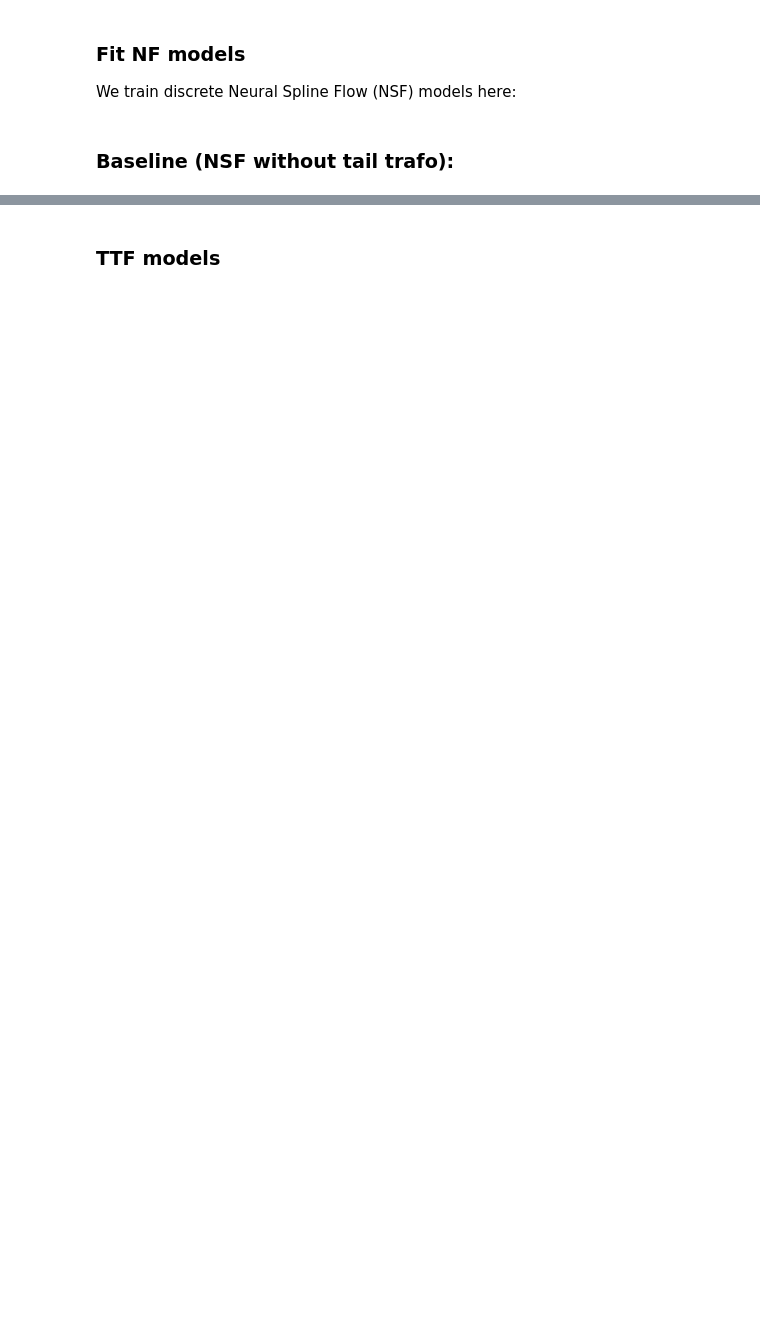
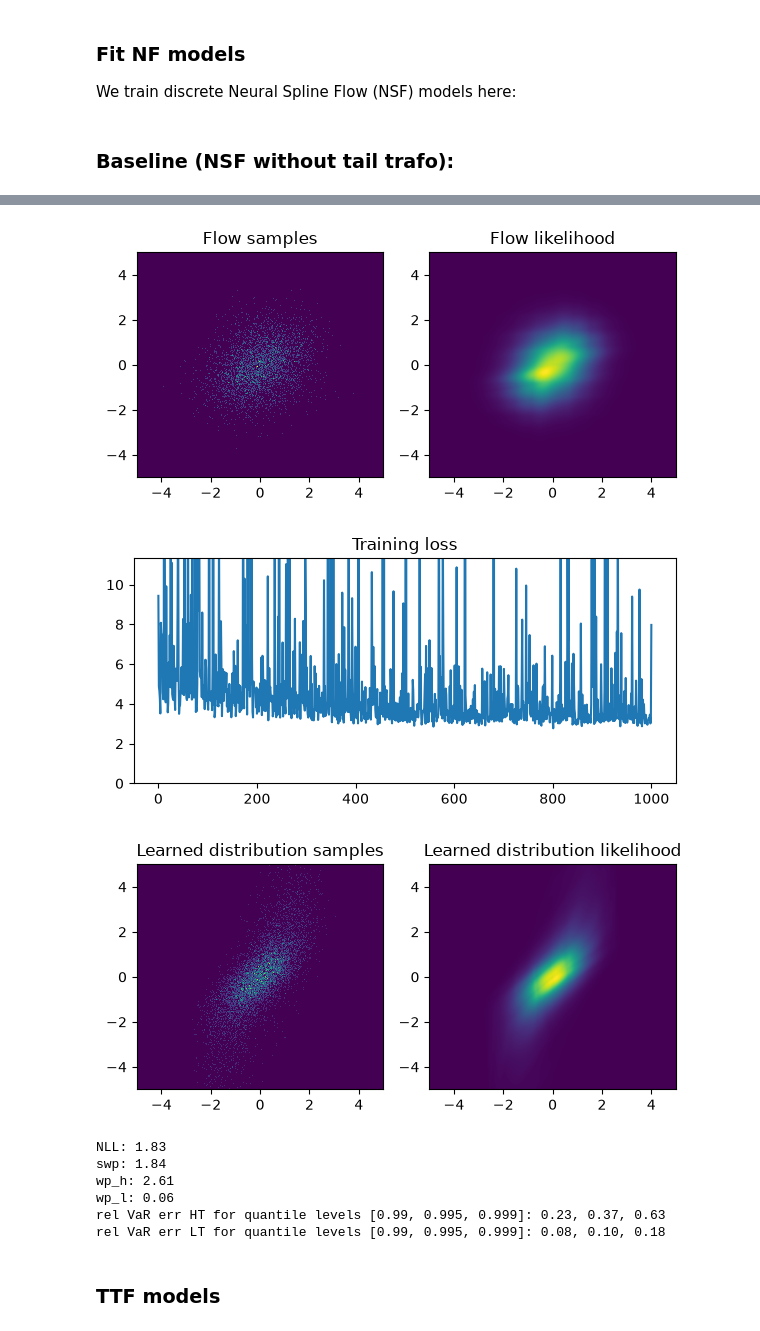
Before and after one commit to Lukas2412/tailnflows, a Jupyter notebook: experiments/density_estimation_synthetic/ttf_artifacts_and_modifications_exploration.ipynb, the cells around one changed output, grey strips where cells are left out. Drawn from its saved outputs; the diff is of its cells as text; code cells hidden in the pictures; blank space fills up the shorter version.

Commit message:
implement metrics

```diff
--- a/experiments/density_estimation_synthetic/ttf_artifacts_and_modifications_exploration.ipynb
+++ b/experiments/density_estimation_synthetic/ttf_artifacts_and_modifications_exploration.ipynb
@@ -174,15 +175,15 @@ def train(nf_model: nf.NormalizingFlow, target, num_steps: int = 1000, batch_siz
             # Print TTF params
             last_layer = nf_model.flows[-1]
             if isinstance(last_layer, (TailAffineMarginalTransform, ModifiedTailAffineMarginalTransform)):
-                tqdm.write("pos_tail: ", last_layer.pos_tail)
-                tqdm.write("neg_tail: ", last_layer.neg_tail)
-                tqdm.write("shift: ", last_layer.shift)
-                tqdm.write("scale: ", last_layer.scale)
+                tqdm.write(f"pos_tail: {last_layer.pos_tail}")
+                tqdm.write(f"neg_tail: {last_layer.neg_tail}")
+                tqdm.write(f"shift: {last_layer.shift}")
+                tqdm.write(f"scale: {last_layer.scale}")
                 if isinstance(last_layer, ModifiedTailAffineMarginalTransform) and last_layer.mod in ["erfi", "lin"]:
                     if last_layer.a_pos.requires_grad:
-                        print("a_pos: ", last_layer.a_pos)
+                        tqdm.write(f"a_pos: {last_layer.a_pos}")
                     if last_layer.a_neg.requires_grad:
-                        print("a_neg: ", last_layer.a_neg)
+                        tqdm.write(f"a_neg: {last_layer.a_neg}")
 
 
     # Plot loss history
@@ -213,15 +214,15 @@ def train(nf_model: nf.NormalizingFlow, target, num_steps: int = 1000, batch_siz
     # Print final TTF params
     last_layer = nf_model.flows[-1]
     if isinstance(last_layer, (TailAffineMarginalTransform, ModifiedTailAffineMarginalTransform)):
-        tqdm.write("pos_tail: ", last_layer.pos_tail)
-        tqdm.write("neg_tail: ", last_layer.neg_tail)
-        tqdm.write("shift: ", last_layer.shift)
-        tqdm.write("scale: ", last_layer.scale)
+        tqdm.write(f"pos_tail: {last_layer.pos_tail}")
+        tqdm.write(f"neg_tail: {last_layer.neg_tail}")
+        tqdm.write(f"shift: {last_layer.shift}")
+        tqdm.write(f"scale: {last_layer.scale}")
         if isinstance(last_layer, ModifiedTailAffineMarginalTransform) and last_layer.mod in ["erfi", "lin"]:
             if last_layer.a_pos.requires_grad:
-                print("a_pos: ", last_layer.a_pos)
+                tqdm.write(f"a_pos: {last_layer.a_pos}")
             if last_layer.a_neg.requires_grad:
-                print("a_neg: ", last_layer.a_neg)
+                tqdm.write(f"a_neg: {last_layer.a_neg}")
 
     plt.close()
 
@@ -304,6 +307,7 @@ print(f"Num params nfm_baseline: ", num_params_baseline)
 # %%
 # Train model
-train(nfm_baseline, target, 2000, show_every=400)
+train(nfm_baseline, target, 1000, show_every=2000)
 
 if device.type == 'cuda':
     torch.cuda.empty_cache()
+# %% [output]
@@ -310,3 +315,6 @@ if device.type == 'cuda':
+[figure, added]
+[figure, added]
+[figure, added]
 # %%
 # Compute average NLL per sample and dim
 nll_baseline = get_average_nll(nfm_baseline, target, 64000)
@@ -320,6 +328,38 @@ print(f"Average num true samps, num flow samps in bin (dim 1): {avg_true_samps_i
 
 if device.type == 'cuda':
     torch.cuda.empty_cache()
+# %%
+# Test metrics
+
+nll = metrics.avrg_nll(nfm_baseline, target.sample(32000).to(device=device, dtype=DEFAULT_DTYPE), features=2)
+print(f"NLL: {nll:.2f}")
+
+num_samps = 16000
+synth_samps, _ = nfm_baseline.sample(num_samps)
+target_samps = target.sample(num_samps).to(device=device, dtype=DEFAULT_DTYPE)
+p = 2.0
+
+swp = metrics.sliced_wp(synth_samps, target_samps, p=p)
+print(f"swp: {swp:.2f}")
+
+wp_h = metrics.wp_1d_mean_over_dims(synth_samps, target_samps, dims=torch.tensor([False, True]), p=p)
+print(f"wp_h: {wp_h:.2f}")
+
+wp_l = metrics.wp_1d_mean_over_dims(synth_samps, target_samps, dims=torch.tensor([True, False]), p=p)
+print(f"wp_l: {wp_l:.2f}")
+
+rel_var_err_ht = metrics.extreme_quantile_rel_error_multiq_over_dims(synth_samps, target_samps, torch.Tensor([False, True]))
+print(f"rel VaR err HT for quantile levels [0.99, 0.995, 0.999]: {rel_var_err_ht[0]:.2f}, {rel_var_err_ht[1]:.2f}, {rel_var_err_ht[2]:.2f}")
+
+rel_var_err_lt = metrics.extreme_quantile_rel_error_multiq_over_dims(synth_samps, target_samps, torch.Tensor([True, False]))
+print(f"rel VaR err LT for quantile levels [0.99, 0.995, 0.999]: {rel_var_err_lt[0]:.2f}, {rel_var_err_lt[1]:.2f}, {rel_var_err_lt[2]:.2f}")
+# %% [output]
+NLL: 1.83
+swp: 1.84
+wp_h: 2.61
+wp_l: 0.06
+rel VaR err HT for quantile levels [0.99, 0.995, 0.999]: 0.23, 0.37, 0.63
+rel VaR err LT for quantile levels [0.99, 0.995, 0.999]: 0.08, 0.10, 0.18
 # %% [markdown]
 ### TTF models
 # %%
```
Also changed, not shown: parts of 14 cells of this notebook, 5 other files.
